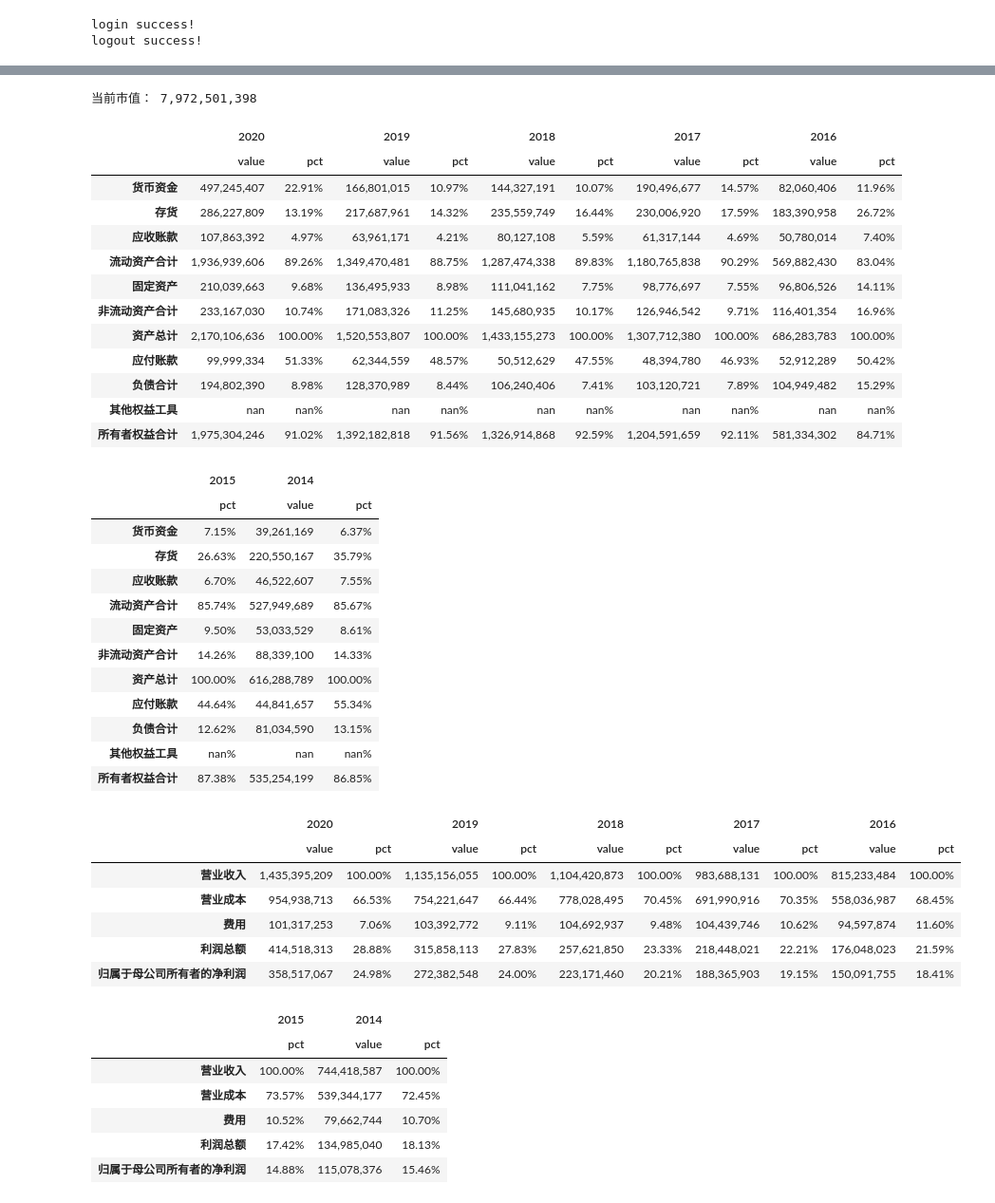
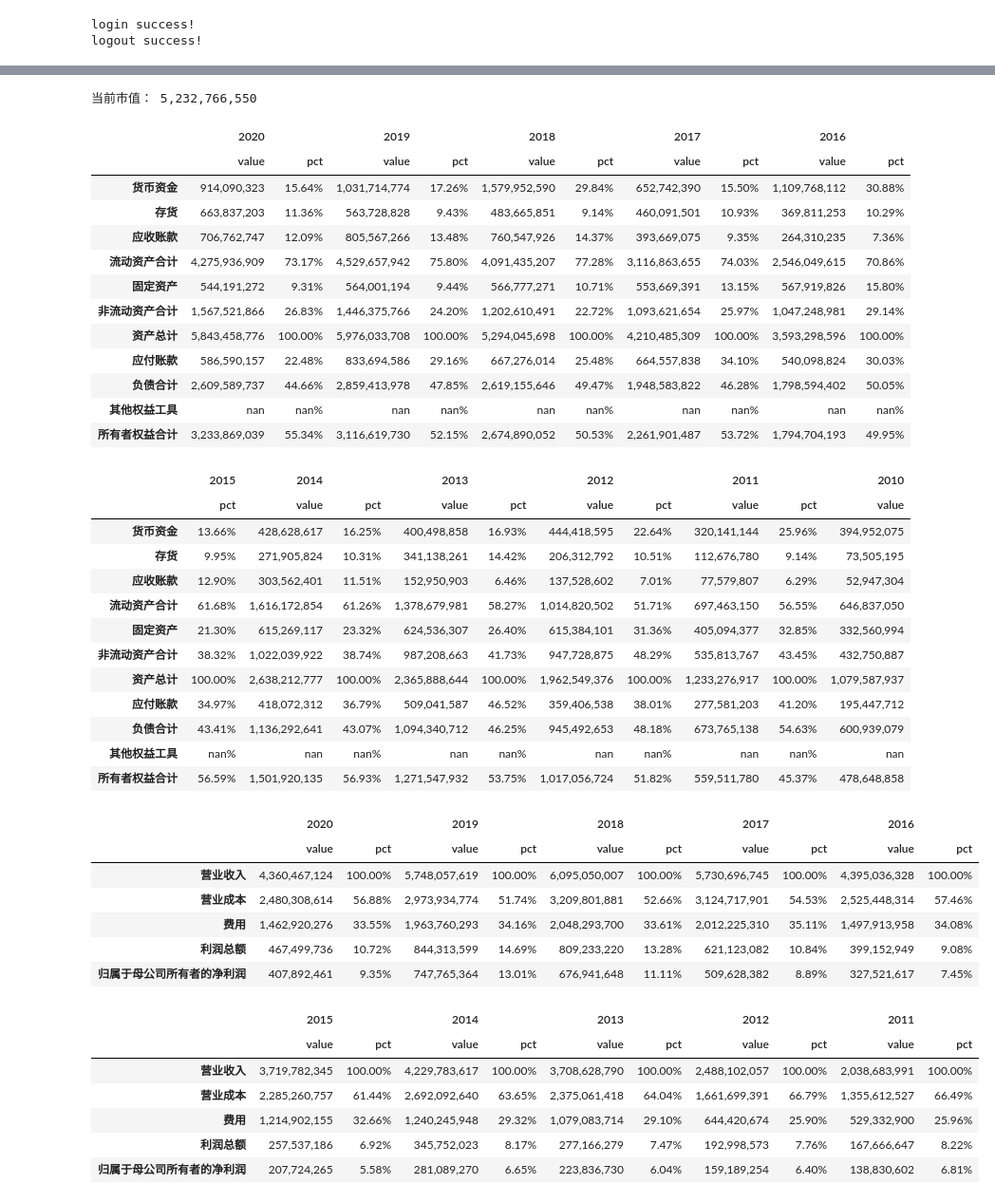
Before and after one commit to zifengyu/stock, a Jupyter notebook: notebook/模版.ipynb, the cells around one changed output, grey strips where cells are left out. Shown at 95% size. Saved outputs shown, nothing was run; the diff lists cells and outputs as text; code cells hidden in the pictures.

```diff
--- a/notebook/模版.ipynb
+++ b/notebook/模版.ipynb
@@ -3,5 +3,5 @@
 # %%
-ticker = '002884'
+ticker = '002035'
 # %%
 %load_ext autoreload
 %autoreload 2
@@ -139,7 +165,7 @@ draw(mkt, 260, 200, 20)
 # %%
 print("当前市值：", "{:,.0f}".format(float(cap.iloc[0]["总股本"]) * mkt.iloc[-1]["close"]))
 # %% [output]
-当前市值： 7,972,501,398
+当前市值： 5,232,766,550
 # %%
 # 资产负债表
 tmp = bs.drop(['股票代码'], axis=1)
@@ -174,74 +200,74 @@ display(tmp.iloc[:, 11:21])
 # %% [output]
 |  | 2020 |  | 2019 |  | 2018 |  | 2017 |  | 2016 |  |
 |  | value | pct | value | pct | value | pct | value | pct | value | pct |
-| 货币资金 | 497,245,407 | 22.91% | 166,801,015 | 10.97% | 144,327,191 | 10.07% | 190,496,677 | 14.57% | 82,060,406 | 11.96% |
-| 存货 | 286,227,809 | 13.19% | 217,687,961 | 14.32% | 235,559,749 | 16.44% | 230,006,920 | 17.59% | 183,390,958 | 26.72% |
-| 应收账款 | 107,863,392 | 4.97% | 63,961,171 | 4.21% | 80,127,108 | 5.59% | 61,317,144 | 4.69% | 50,780,014 | 7.40% |
-| 流动资产合计 | 1,936,939,606 | 89.26% | 1,349,470,481 | 88.75% | 1,287,474,338 | 89.83% | 1,180,765,838 | 90.29% | 569,882,430 | 83.04% |
-| 固定资产 | 210,039,663 | 9.68% | 136,495,933 | 8.98% | 111,041,162 | 7.75% | 98,776,697 | 7.55% | 96,806,526 | 14.11% |
-| 非流动资产合计 | 233,167,030 | 10.74% | 171,083,326 | 11.25% | 145,680,935 | 10.17% | 126,946,542 | 9.71% | 116,401,354 | 16.96% |
-| 资产总计 | 2,170,106,636 | 100.00% | 1,520,553,807 | 100.00% | 1,433,155,273 | 100.00% | 1,307,712,380 | 100.00% | 686,283,783 | 100.00% |
-| 应付账款 | 99,999,334 | 51.33% | 62,344,559 | 48.57% | 50,512,629 | 47.55% | 48,394,780 | 46.93% | 52,912,289 | 50.42% |
-| 负债合计 | 194,802,390 | 8.98% | 128,370,989 | 8.44% | 106,240,406 | 7.41% | 103,120,721 | 7.89% | 104,949,482 | 15.29% |
+| 货币资金 | 914,090,323 | 15.64% | 1,031,714,774 | 17.26% | 1,579,952,590 | 29.84% | 652,742,390 | 15.50% | 1,109,768,112 | 30.88% |
+| 存货 | 663,837,203 | 11.36% | 563,728,828 | 9.43% | 483,665,851 | 9.14% | 460,091,501 | 10.93% | 369,811,253 | 10.29% |
+| 应收账款 | 706,762,747 | 12.09% | 805,567,266 | 13.48% | 760,547,926 | 14.37% | 393,669,075 | 9.35% | 264,310,235 | 7.36% |
+| 流动资产合计 | 4,275,936,909 | 73.17% | 4,529,657,942 | 75.80% | 4,091,435,207 | 77.28% | 3,116,863,655 | 74.03% | 2,546,049,615 | 70.86% |
+| 固定资产 | 544,191,272 | 9.31% | 564,001,194 | 9.44% | 566,777,271 | 10.71% | 553,669,391 | 13.15% | 567,919,826 | 15.80% |
+| 非流动资产合计 | 1,567,521,866 | 26.83% | 1,446,375,766 | 24.20% | 1,202,610,491 | 22.72% | 1,093,621,654 | 25.97% | 1,047,248,981 | 29.14% |
+| 资产总计 | 5,843,458,776 | 100.00% | 5,976,033,708 | 100.00% | 5,294,045,698 | 100.00% | 4,210,485,309 | 100.00% | 3,593,298,596 | 100.00% |
+| 应付账款 | 586,590,157 | 22.48% | 833,694,586 | 29.16% | 667,276,014 | 25.48% | 664,557,838 | 34.10% | 540,098,824 | 30.03% |
+| 负债合计 | 2,609,589,737 | 44.66% | 2,859,413,978 | 47.85% | 2,619,155,646 | 49.47% | 1,948,583,822 | 46.28% | 1,798,594,402 | 50.05% |
 | 其他权益工具 | nan | nan% | nan | nan% | nan | nan% | nan | nan% | nan | nan% |
-| 所有者权益合计 | 1,975,304,246 | 91.02% | 1,392,182,818 | 91.56% | 1,326,914,868 | 92.59% | 1,204,591,659 | 92.11% | 581,334,302 | 84.71% |
+| 所有者权益合计 | 3,233,869,039 | 55.34% | 3,116,619,730 | 52.15% | 2,674,890,052 | 50.53% | 2,261,901,487 | 53.72% | 1,794,704,193 | 49.95% |
-|  | 2015 | 2014 |  |
-|  | pct | value | pct |
-| 货币资金 | 7.15% | 39,261,169 | 6.37% |
-| 存货 | 26.63% | 220,550,167 | 35.79% |
-| 应收账款 | 6.70% | 46,522,607 | 7.55% |
-| 流动资产合计 | 85.74% | 527,949,689 | 85.67% |
-| 固定资产 | 9.50% | 53,033,529 | 8.61% |
-| 非流动资产合计 | 14.26% | 88,339,100 | 14.33% |
-| 资产总计 | 100.00% | 616,288,789 | 100.00% |
-| 应付账款 | 44.64% | 44,841,657 | 55.34% |
-| 负债合计 | 12.62% | 81,034,590 | 13.15% |
-| 其他权益工具 | nan% | nan | nan% |
-| 所有者权益合计 | 87.38% | 535,254,199 | 86.85% |
+|  | 2015 | 2014 |  | 2013 |  | 2012 |  | 2011 |  | 2010 |
+|  | pct | value | pct | value | pct | value | pct | value | pct | value |
+| 货币资金 | 13.66% | 428,628,617 | 16.25% | 400,498,858 | 16.93% | 444,418,595 | 22.64% | 320,141,144 | 25.96% | 394,952,075 |
+| 存货 | 9.95% | 271,905,824 | 10.31% | 341,138,261 | 14.42% | 206,312,792 | 10.51% | 112,676,780 | 9.14% | 73,505,195 |
+| 应收账款 | 12.90% | 303,562,401 | 11.51% | 152,950,903 | 6.46% | 137,528,602 | 7.01% | 77,579,807 | 6.29% | 52,947,304 |
+| 流动资产合计 | 61.68% | 1,616,172,854 | 61.26% | 1,378,679,981 | 58.27% | 1,014,820,502 | 51.71% | 697,463,150 | 56.55% | 646,837,050 |
+| 固定资产 | 21.30% | 615,269,117 | 23.32% | 624,536,307 | 26.40% | 615,384,101 | 31.36% | 405,094,377 | 32.85% | 332,560,994 |
+| 非流动资产合计 | 38.32% | 1,022,039,922 | 38.74% | 987,208,663 | 41.73% | 947,728,875 | 48.29% | 535,813,767 | 43.45% | 432,750,887 |
+| 资产总计 | 100.00% | 2,638,212,777 | 100.00% | 2,365,888,644 | 100.00% | 1,962,549,376 | 100.00% | 1,233,276,917 | 100.00% | 1,079,587,937 |
+| 应付账款 | 34.97% | 418,072,312 | 36.79% | 509,041,587 | 46.52% | 359,406,538 | 38.01% | 277,581,203 | 41.20% | 195,447,712 |
+| 负债合计 | 43.41% | 1,136,292,641 | 43.07% | 1,094,340,712 | 46.25% | 945,492,653 | 48.18% | 673,765,138 | 54.63% | 600,939,079 |
+| 其他权益工具 | nan% | nan | nan% | nan | nan% | nan | nan% | nan | nan% | nan |
+| 所有者权益合计 | 56.59% | 1,501,920,135 | 56.93% | 1,271,547,932 | 53.75% | 1,017,056,724 | 51.82% | 559,511,780 | 45.37% | 478,648,858 |
 # %%
 # 利润表
 tmp = income.drop(['股票代码', '证券简称'], axis=1)
 tmp['截止日期'] = tmp['截止日期'].str[:4]
 tmp = tmp.set_index('截止日期')
 
 tmp['费用'] = tmp['营业总成本'] - tmp['营业成本']
 columns = ['营业收入', '营业成本', '费用', '利润总额', '归属于母公司所有者的净利润']
 tmp = tmp[columns]
 
 
 years = tmp.index
 rows = []
 new_index = []
 for y in years:
     rows.append(y)
     rows.append(y + '_pct')
     new_index.append((y, 'value'))
     new_index.append((y, 'pct'))
     tmp.loc[y + '_pct'] = tmp.loc[y] / tmp.loc[y, '营业收入']
 
 tmp = tmp.reindex(rows)
 tmp = tmp.set_index(pd.MultiIndex.from_tuples(new_index)).T
 for y in years:
     tmp[y, 'value'] = tmp[y, 'value'].map('{:,.0f}'.format)
     tmp[y, 'pct'] = tmp[y, 'pct'].map('{:,.2%}'.format)
 
 display(tmp.iloc[:, :10])
-display(tmp.iloc[:, 11:20])
+display(tmp.iloc[:, 10:20])
 # %% [output]
 |  | 2020 |  | 2019 |  | 2018 |  | 2017 |  | 2016 |  |
 |  | value | pct | value | pct | value | pct | value | pct | value | pct |
-| 营业收入 | 1,435,395,209 | 100.00% | 1,135,156,055 | 100.00% | 1,104,420,873 | 100.00% | 983,688,131 | 100.00% | 815,233,484 | 100.00% |
-| 营业成本 | 954,938,713 | 66.53% | 754,221,647 | 66.44% | 778,028,495 | 70.45% | 691,990,916 | 70.35% | 558,036,987 | 68.45% |
-| 费用 | 101,317,253 | 7.06% | 103,392,772 | 9.11% | 104,692,937 | 9.48% | 104,439,746 | 10.62% | 94,597,874 | 11.60% |
-| 利润总额 | 414,518,313 | 28.88% | 315,858,113 | 27.83% | 257,621,850 | 23.33% | 218,448,021 | 22.21% | 176,048,023 | 21.59% |
-| 归属于母公司所有者的净利润 | 358,517,067 | 24.98% | 272,382,548 | 24.00% | 223,171,460 | 20.21% | 188,365,903 | 19.15% | 150,091,755 | 18.41% |
+| 营业收入 | 4,360,467,124 | 100.00% | 5,748,057,619 | 100.00% | 6,095,050,007 | 100.00% | 5,730,696,745 | 100.00% | 4,395,036,328 | 100.00% |
+| 营业成本 | 2,480,308,614 | 56.88% | 2,973,934,774 | 51.74% | 3,209,801,881 | 52.66% | 3,124,717,901 | 54.53% | 2,525,448,314 | 57.46% |
+| 费用 | 1,462,920,276 | 33.55% | 1,963,760,293 | 34.16% | 2,048,293,700 | 33.61% | 2,012,225,310 | 35.11% | 1,497,913,958 | 34.08% |
+| 利润总额 | 467,499,736 | 10.72% | 844,313,599 | 14.69% | 809,233,220 | 13.28% | 621,123,082 | 10.84% | 399,152,949 | 9.08% |
+| 归属于母公司所有者的净利润 | 407,892,461 | 9.35% | 747,765,364 | 13.01% | 676,941,648 | 11.11% | 509,628,382 | 8.89% | 327,521,617 | 7.45% |
-|  | 2015 | 2014 |  |
-|  | pct | value | pct |
-| 营业收入 | 100.00% | 744,418,587 | 100.00% |
-| 营业成本 | 73.57% | 539,344,177 | 72.45% |
-| 费用 | 10.52% | 79,662,744 | 10.70% |
-| 利润总额 | 17.42% | 134,985,040 | 18.13% |
-| 归属于母公司所有者的净利润 | 14.88% | 115,078,376 | 15.46% |
+|  | 2015 |  | 2014 |  | 2013 |  | 2012 |  | 2011 |  |
+|  | value | pct | value | pct | value | pct | value | pct | value | pct |
+| 营业收入 | 3,719,782,345 | 100.00% | 4,229,783,617 | 100.00% | 3,708,628,790 | 100.00% | 2,488,102,057 | 100.00% | 2,038,683,991 | 100.00% |
+| 营业成本 | 2,285,260,757 | 61.44% | 2,692,092,640 | 63.65% | 2,375,061,418 | 64.04% | 1,661,699,391 | 66.79% | 1,355,612,527 | 66.49% |
+| 费用 | 1,214,902,155 | 32.66% | 1,240,245,948 | 29.32% | 1,079,083,714 | 29.10% | 644,420,674 | 25.90% | 529,332,900 | 25.96% |
+| 利润总额 | 257,537,186 | 6.92% | 345,752,023 | 8.17% | 277,166,279 | 7.47% | 192,998,573 | 7.76% | 167,666,647 | 8.22% |
+| 归属于母公司所有者的净利润 | 207,724,265 | 5.58% | 281,089,270 | 6.65% | 223,836,730 | 6.04% | 159,189,254 | 6.40% | 138,830,602 | 6.81% |
 # %%
 # 现金流量表
 tmp = cf.drop(['股票代码'], axis=1)
```
Also changed, not shown: parts of 10 cells of this notebook, 40 other files.
